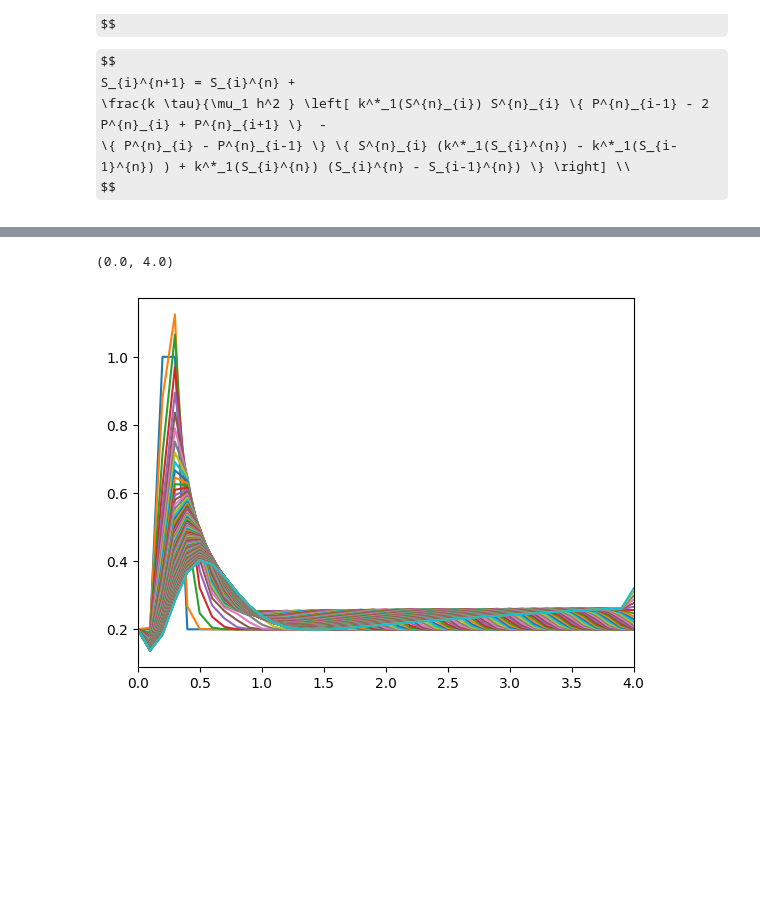
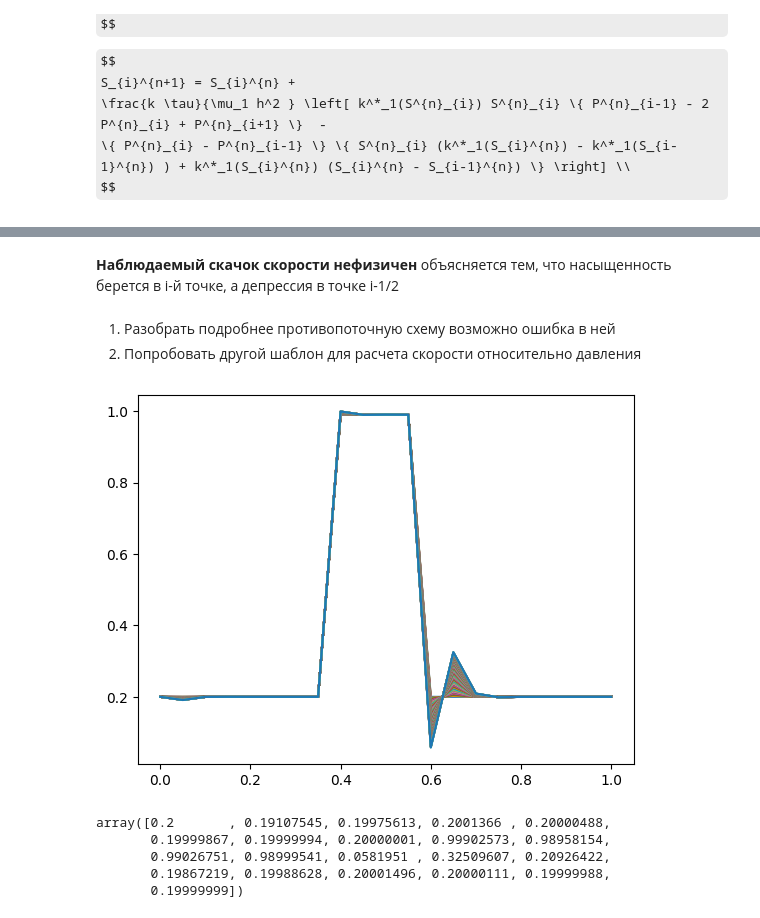
Before and after one commit to lnrSmglln/Carbonate-Acidizing-Modeling, a Jupyter notebook: 2phase.ipynb, the cells around one changed output, grey strips where cells are left out. Cells and saved outputs as stored; diff of their text form; code cells hidden in the pictures; some formulas as TeX source; blank space fills up the shorter version.

Commit message:
upgrade SLAU solver and 1st problems with realization IMPES for 2phase filtration

```diff
--- a/2phase.ipynb
+++ b/2phase.ipynb
@@ -163,11 +155,0 @@ plt.show()
-# %%
-# визуал производной функции Баклея-Леверетта
-figure(figsize=(4, 3), dpi=100)
-s = np.arange(0, 1.01, 0.01)
-mu = mu1 / mu2
-plt.plot(s, np.gradient(f_s))
-plt.title("Производная ф-и Баклея-Леверетта")
-plt.grid(True)
-plt.xlim([0,1])
-plt.ylim([0, 1.2 * max(np.gradient(f_s))])
-plt.show()
@@ -319,0 +204,26 @@ for n in range(1, Nt-1):
+# %%
+for n in range(1, Nt):
+    # Расчет неявным методов давления на n-м слое по насыщенности на (n-1)-м слое
+    a = np.zeros(Nx, dtype=float)
+    b = np.zeros(Nx, dtype=float)
+    c = np.zeros(Nx, dtype=float)
+    f = np.zeros(Nx, dtype=float)
+    j = 0
+    for i in range(1, Nl-1):
+        alpha = (S[n-1, i] * k1(S[n-1, i]) - S[n-1, i-1] * k1(S[n-1, i-1])) / mu1 + \
+        ((1 - S[n-1, i]) * k2(S[n-1, i]) - (1 - S[n-1, i-1]) * k2(S[n-1, i-1])) / mu2
+        beta = S[n-1, i] * k1(S[n-1, i]) / mu1 + (1 - S[n-1, i]) * k2(S[n-1, i]) / mu2
+
+        a[j] = beta - alpha
+        b[j] = beta
+        c[j] = - alpha + 2 * beta
+        f[j] = 0
+
+        j += 1
+
+    P[n, 1:-1] = SLAU.tridiagonal_1D_solver(a, b, c, f, P[n, 0], P[n, -1])
+
+    # Расчет явным методом насыщенности на n-м слое по давлению на n-м слое
+    for i in range(1, Nl):
+        U[n, i] = - k * k1(S[n-1, i]) / mu1 / h * (P[n, i] - P[n, i-1])
+        S[n, i] = S[n-1, i] - tau / h * (S[n-1, i] * U[n, i] - S[n-1, i-1] * U[n, i-1])
@@ -320,11 +242,21 @@ for n in range(1, Nt-1):
+# %% [markdown]
+**Наблюдаемый скачок скорости нефизичен** объясняется тем, что насыщенность берется в i-й точке, а депрессия в точке i-1/2
+# %% [markdown]
+1. Разобрать подробнее противопоточную схему возможно ошибка в ней
+2. Попробовать другой шаблон для расчета скорости относительно давления
 # %%
 j = 0
-for i in S[:-1]:
-    if j % 100 == 0:
-        plt.plot(np.arange(0, L+h, h), i)
+for s in S:
+    if j % 1000 == 0:
+        plt.plot(x, s)
     j += 1
-# plt.ylim([0, 1])
-plt.xlim([0, L])
 # %% [output]
-(0.0, 4.0)
-[figure, old version]
+[figure, new version]
+# %%
+S[-1]
+# %% [output]
+array([0.2       , 0.19107545, 0.19975613, 0.2001366 , 0.20000488,
+       0.19999867, 0.19999994, 0.20000001, 0.99902573, 0.98958154,
+       0.99026751, 0.98999541, 0.0581951 , 0.32509607, 0.20926422,
+       0.19867219, 0.19988628, 0.20001496, 0.20000111, 0.19999988,
+       0.19999999])
```
Also changed, not shown: parts of 16 cells of this notebook, 1 other file.
